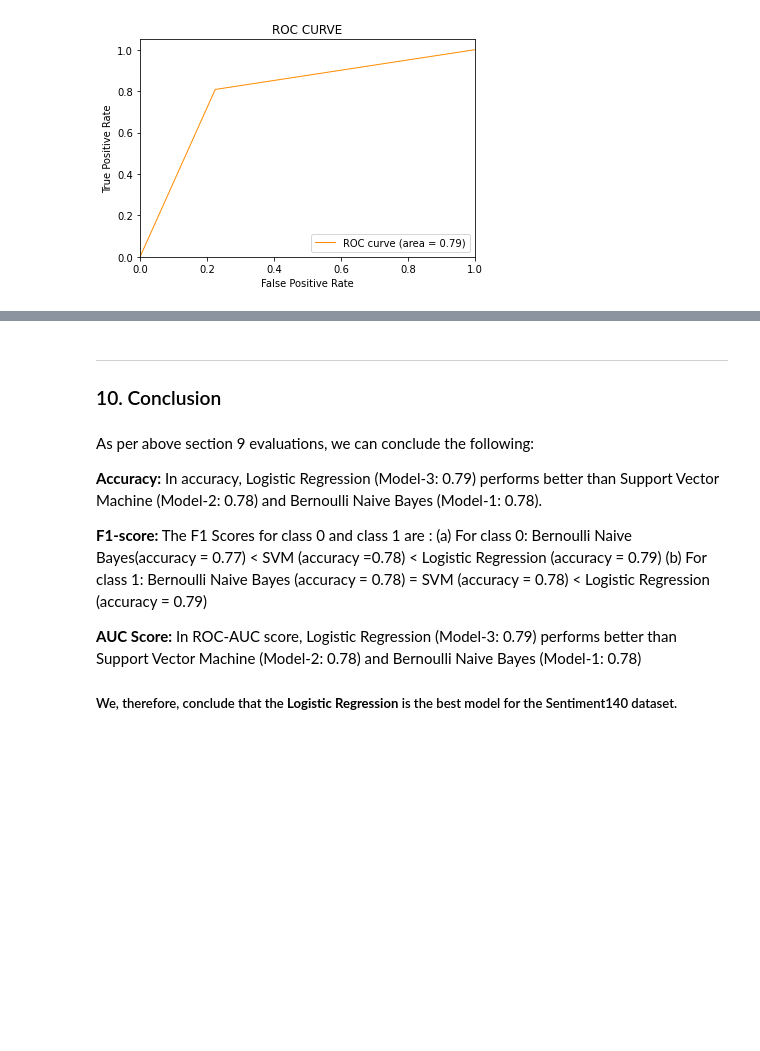
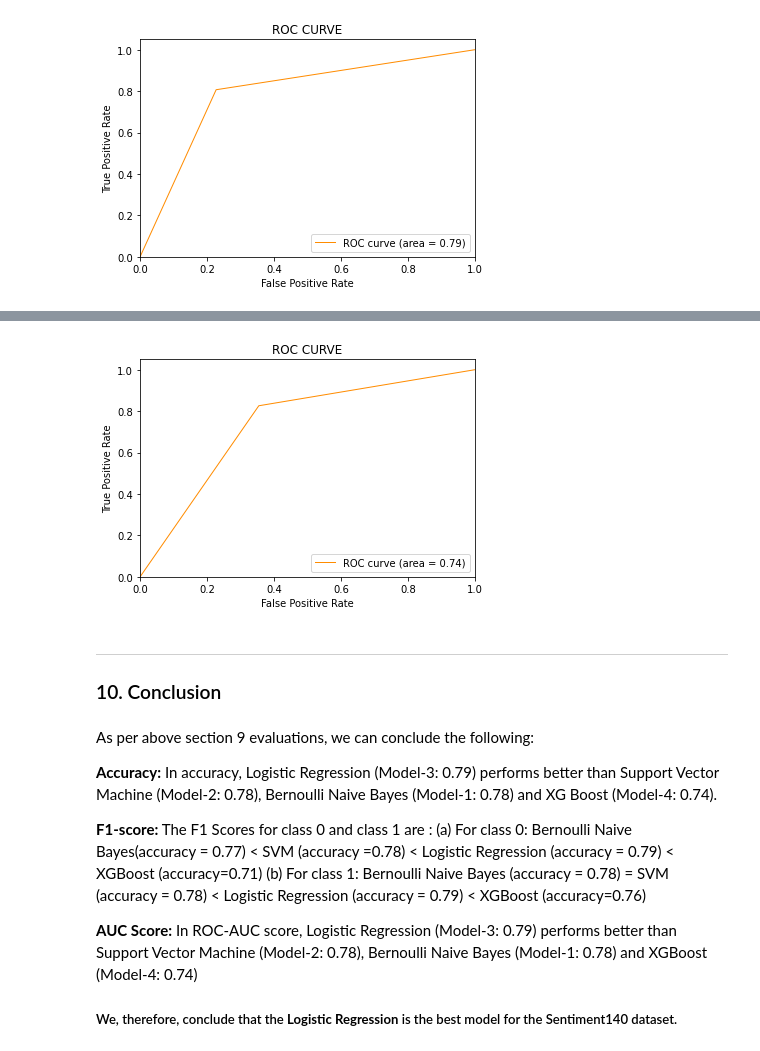
Before and after one commit to ZCW-Data2-2/Final_Project_KCD, a Jupyter notebook: ML model building/sentiment_analysis_ML_KB.ipynb, the cells around one changed output, grey strips where cells are left out. Cells and saved outputs as stored; diff of their text form; code cells hidden in the pictures; blank space fills up the shorter version.

```diff
--- a/ML model building/sentiment_analysis_ML_KB.ipynb
+++ b/ML model building/sentiment_analysis_ML_KB.ipynb
@@ -717,15 +758,30 @@ plt.show()
+# %%
+from sklearn.metrics import roc_curve, auc
+fpr, tpr, thresholds = roc_curve(y_test, y_pred4)
+roc_auc = auc(fpr, tpr)
+plt.figure()
+plt.plot(fpr, tpr, color='darkorange', lw=1, label='ROC curve (area = %0.2f)' % roc_auc)
+plt.xlim([0.0, 1.0])
+plt.ylim([0.0, 1.05])
+plt.xlabel('False Positive Rate')
+plt.ylabel('True Positive Rate')
+plt.title('ROC CURVE')
+plt.legend(loc="lower right")
+plt.show()
+# %% [output]
+[figure, added]
 # %% [markdown]
 ---
 ### 10. Conclusion
 # %% [markdown]
 As per above section 9 evaluations, we can conclude the following:
 
-**Accuracy:** In accuracy, Logistic Regression (Model-3: 0.79) performs better than Support Vector Machine (Model-2: 0.78) and Bernoulli Naive Bayes (Model-1: 0.78).
+**Accuracy:** In accuracy, Logistic Regression (Model-3: 0.79) performs better than Support Vector Machine (Model-2: 0.78), Bernoulli Naive Bayes (Model-1: 0.78) and XG Boost (Model-4: 0.74).
 
 **F1-score:** The F1 Scores for class 0 and class 1 are :
-(a) For class 0: Bernoulli Naive Bayes(accuracy = 0.77) < SVM (accuracy =0.78) < Logistic Regression (accuracy = 0.79)
-(b) For class 1: Bernoulli Naive Bayes (accuracy = 0.78) = SVM (accuracy = 0.78) < Logistic Regression (accuracy = 0.79)
+(a) For class 0: Bernoulli Naive Bayes(accuracy = 0.77) < SVM (accuracy =0.78) < Logistic Regression (accuracy = 0.79) < XGBoost (accuracy=0.71)
+(b) For class 1: Bernoulli Naive Bayes (accuracy = 0.78) = SVM (accuracy = 0.78) < Logistic Regression (accuracy = 0.79) < XGBoost (accuracy=0.76)
 
-**AUC Score:** In ROC-AUC score, Logistic Regression (Model-3: 0.79) performs better than Support Vector Machine (Model-2: 0.78) and Bernoulli Naive Bayes (Model-1: 0.78)
+**AUC Score:** In ROC-AUC score, Logistic Regression (Model-3: 0.79) performs better than Support Vector Machine (Model-2: 0.78), Bernoulli Naive Bayes (Model-1: 0.78) and XGBoost (Model-4: 0.74)
 
 ##### We, therefore, conclude that the **Logistic Regression** is the best model for the Sentiment140 dataset.
```
Also changed, not shown: parts of 27 cells of this notebook, 2 other files.
